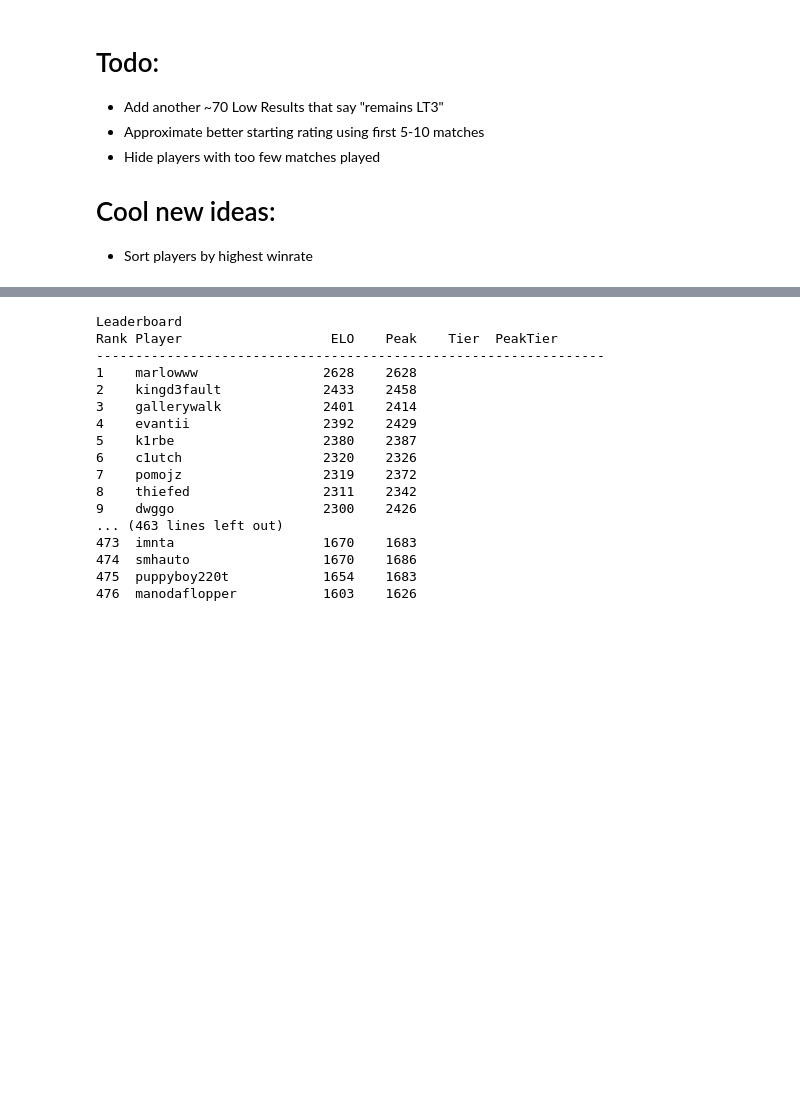
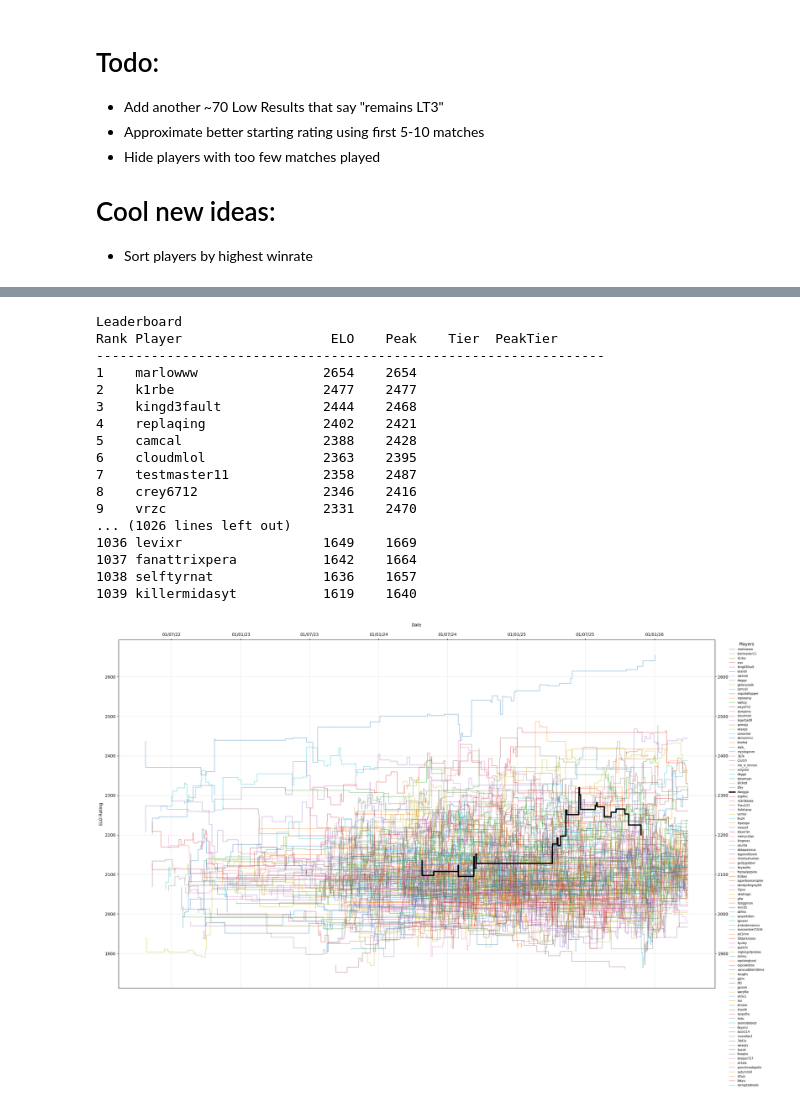
Before and after one commit to ProfX33/mctiers-elo, a Jupyter notebook: elo-analysis.ipynb, the cells around one changed output, grey strips where cells are left out. Drawn from its saved outputs; the diff is of its cells as text; code cells hidden in the pictures; blank space fills up the shorter version.

```diff
--- a/elo-analysis.ipynb
+++ b/elo-analysis.ipynb
@@ -20,8 +17,11 @@ def load_txt(path):
     with open(path, "r", encoding="utf-8") as f:
         return f.read()
 
-cpvp_lt_mct_data = load_txt("result_data/cpvp_lt_mct.txt")
-cpvp_mct_data    = load_txt("result_data/cpvp_mct.txt")
+vanilla_lt_mct_data = load_txt("result_data/vanilla_lt_mct.txt")
+vanilla_mct_data    = load_txt("result_data/vanilla_mct.txt")
+crystal_pvpt_data   = load_txt("result_data/cpvp_pvpt.txt")
+
+sword_mct_data      = load_txt("result_data/sword_mct.txt")
 
 mace_mct_data    = load_txt("result_data/mace_mct.txt")
 
@@ -29,14 +29,21 @@ uhc_mct_data     = load_txt("result_data/uhc_mct.txt")
 uhc_pvpt_data    = load_txt("result_data/uhc_pvpt.txt")
 
 axe_mct_data     = load_txt("result_data/axe_mct.txt")
+axe_pvpt_data    = load_txt("result_data/axe_pvpt.txt")
 
 smp_mct_data     = load_txt("result_data/smp_mct.txt")
 smp_pvpt_data    = load_txt("result_data/smp_pvpt.txt")
 
+pot_mct_data     = load_txt("result_data/pot_mct.txt")
+
+nethpot_mct_data = load_txt("result_data/nethpot_mct.txt")
+
 
 def load_data():
     if (gamemode == "vanilla"):
-        return (cpvp_lt_mct_data + cpvp_mct_data)
+        return (vanilla_lt_mct_data + vanilla_mct_data)
+    elif (gamemode == "sword"):
+        return (sword_mct_data)
     elif (gamemode == "mace"):
         return (mace_mct_data)
     elif (gamemode == "smp"):
@@ -44,7 +51,15 @@ def load_data():
     elif (gamemode == "uhc"):
         return (uhc_mct_data + uhc_pvpt_data)
     elif (gamemode == "axe"):
-        return (axe_mct_data)
+        return (axe_mct_data + axe_pvpt_data)
+    elif (gamemode == "pot"):
+        return (pot_mct_data)
+    elif (gamemode == "nethpot"):
+        return (nethpot_mct_data)
+    elif (gamemode == "crystal"):
+        return crystal_pvpt_data
+    elif (gamemode == "crystal_combined"):
+        return (vanilla_lt_mct_data + vanilla_mct_data + crystal_pvpt_data)
 # %%
 import re
 
@@ -404,7 +431,7 @@ players = process_messages(messages)
 # %%
-#print_leaderboard(players, sort_by="elo", up_to_date="12/09/2023, 00:00", active_within_days=120, inclTier=True)
+#print_leaderboard(players, sort_by="elo", up_to_date="30/11/2025, 00:00", active_within_days=60, inclTier=False)
 #print_leaderboard(players, sort_by="peak", active_within_days=None, inclTier=False)
-print_leaderboard(players, sort_by="elo", active_within_days=40, inclTier=False)
+print_leaderboard(players, sort_by="elo", active_within_days=100, inclTier=False, min_matches=0)
 
 #for player, data in players.items():
    #if player=="gallerywalk" or player=="dwggo":
@@ -416,17 +443,17 @@ print_leaderboard(players, sort_by="elo", active_within_days=40, inclTier=False)
 Leaderboard
 Rank Player                   ELO    Peak    Tier  PeakTier
 -----------------------------------------------------------------
-1    marlowww                2628    2628
-2    kingd3fault             2433    2458
-3    gallerywalk             2401    2414
-4    evantii                 2392    2429
-5    k1rbe                   2380    2387
-6    c1utch                  2320    2326
-7    pomojz                  2319    2372
-8    thiefed                 2311    2342
-9    dwggo                   2300    2426
-... (463 lines left out)
-473  imnta                   1670    1683
-474  smhauto                 1670    1686
-475  puppyboy220t            1654    1683
-476  manodaflopper           1603    1626
+1    marlowww                2654    2654
+2    k1rbe                   2477    2477
+3    kingd3fault             2444    2468
+4    replaqing               2402    2421
+5    camcal                  2388    2428
+6    cloudmlol               2363    2395
+7    testmaster11            2358    2487
+8    crey6712                2346    2416
+9    vrzc                    2331    2470
+... (1026 lines left out)
+1036 levixr                  1649    1669
+1037 fanattrixpera           1642    1664
+1038 selftyrnat              1636    1657
+1039 killermidasyt           1619    1640
@@ -433,3 +568,14 @@ Rank Player                   ELO    Peak    Tier  PeakTier
+# %%
+top_n = 600
+top_players = sorted(players.items(), key=lambda kv: kv[1]["peak"], reverse=True)[:top_n]
+
+#plot_elo_progress(dict(top_players), sample=["itzrealsme", "dreamsan", "marlowww", "crey6712", "camcal", "awerial", "evantii", "wraxps", "gallerywalk"]) # All former HT1s
+#plot_elo_progress(dict(top_players), sample=["jaoling", "cowarted", "asteroides", "revcltz", "walksy", "awerial", "2sap", "replaqing", "turrnn", "me_is_lennon", "halalcpvp", "vrzc", "tokenu", "jesprr", "nopzdaflopper", "mystoqn", "vulgular", "lalekz", "daquaviousblm", "quelchi"]) # EU PLAYERS
+
+plot_elo_progress(dict(top_players), highlight=["dwogga"], extend_cutoff_days=50)
+#plot_elo_progress(dict(top_players), sample=[""], extend_cutoff_days=40)
+# %% [output]
+[figure, new version]
 # %%
 import requests
 import time
```
Also changed, not shown: parts of 16 cells of this notebook.
